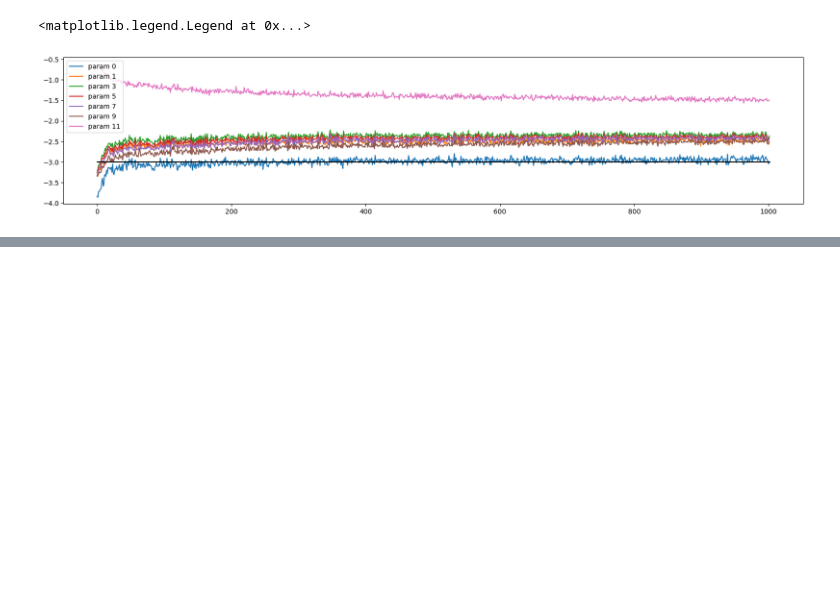
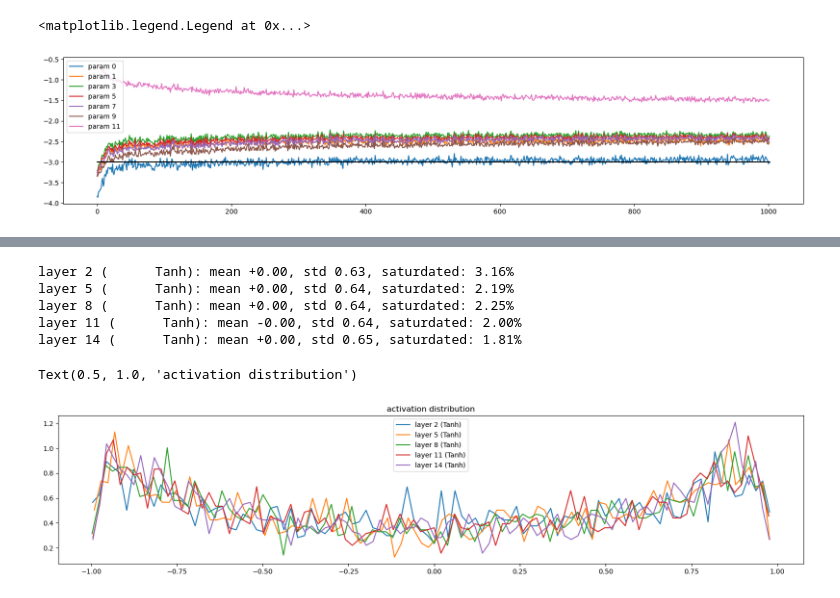
Before and after one commit to blackbird71SR/CharacterLLMs, a Jupyter notebook: build_makemore_part2.ipynb, the cells around one changed output, grey strips where cells are left out. Cells and saved outputs as stored; diff of their text form; code cells hidden in the pictures; blank space fills up the shorter version.

Commit message:
Add BatchNorm case using PyTorch-like implementation

```diff
--- a/build_makemore_part2.ipynb
+++ b/build_makemore_part2.ipynb
@@ -1046,0 +1049,28 @@ plt.legend(legends)
+# %%
+def initializeWeights(n_vocab, block_size, n_embed, n_hidden):
+
+  C = torch.randn((n_vocab, n_embed), generator=g)
+
+  layers = [
+    Linear(n_embed*block_size, n_hidden), BatchNorm1d(n_hidden), Tanh(),
+    Linear(n_hidden, n_hidden), BatchNorm1d(n_hidden), Tanh(),
+    Linear(n_hidden, n_hidden), BatchNorm1d(n_hidden), Tanh(),
+    Linear(n_hidden, n_hidden), BatchNorm1d(n_hidden), Tanh(),
+    Linear(n_hidden, n_hidden), BatchNorm1d(n_hidden), Tanh(),
+    Linear(n_hidden, n_vocab), BatchNorm1d(n_vocab)
+  ]
+
+  with torch.no_grad():
+    layers[-1].gamma *= 0.1 # Make last layer less confident
+    for layer in layers[:-1]: # Apply gain to all other layers
+      if isinstance(layer, Linear):
+        layer.weight *= 5/3 # This factor still matters, but less compared non-batchnorm case
+
+  parameters = [C] + [p for layer in layers for p in layer.parameters()]
+  for p in parameters:
+    p.requires_grad = True
+
+  print(f'Total Parameters: {sum(p.nelement() for p in parameters)}')
+  return layers, parameters
+
+layers, parameters = initializeWeights(n_vocab, BLOCK_SIZE, N_EMBED, N_HIDDEN)
@@ -1046,0 +1128,20 @@ plt.legend(legends)
+# %%
+plt.figure(figsize=(20,4))
+legends=[]
+for i,layer in enumerate(layers[:-1]):
+  if isinstance(layer, Tanh):
+    t = layer.out
+    print('layer %d (%10s): mean %+.2f, std %.2f, saturdated: %.2f%%' % (i, layer.__class__.__name__, t.mean(), t.std(), (t.abs() > 0.97).float().mean() * 100))
+    hy, hx = torch.histogram(t, density=True)
+    plt.plot(hx[:-1].detach(), hy.detach())
+    legends.append(f'layer {i} ({layer.__class__.__name__})')
+plt.legend(legends)
+plt.title('activation distribution')
+# %% [output]
+layer 2 (      Tanh): mean +0.00, std 0.63, saturdated: 3.16%
+layer 5 (      Tanh): mean +0.00, std 0.64, saturdated: 2.19%
+layer 8 (      Tanh): mean +0.00, std 0.64, saturdated: 2.25%
+layer 11 (      Tanh): mean -0.00, std 0.64, saturdated: 2.00%
+layer 14 (      Tanh): mean +0.00, std 0.65, saturdated: 1.81%
+Text(0.5, 1.0, 'activation distribution')
+[figure, added]
```
Also changed, not shown: parts of 9 cells of this notebook.
